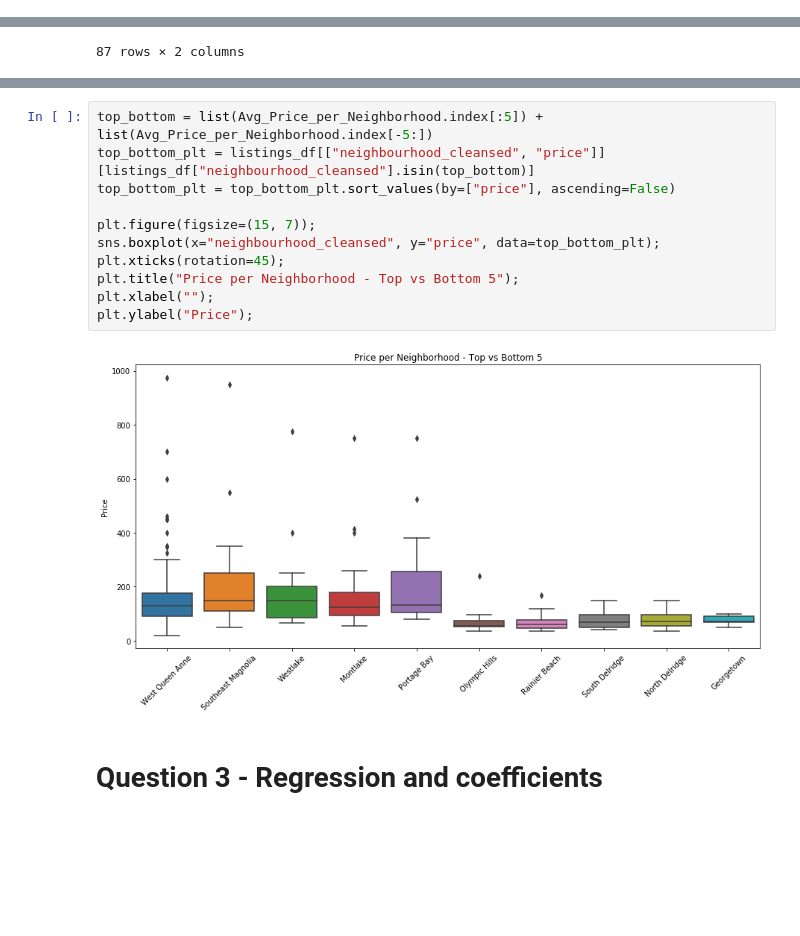
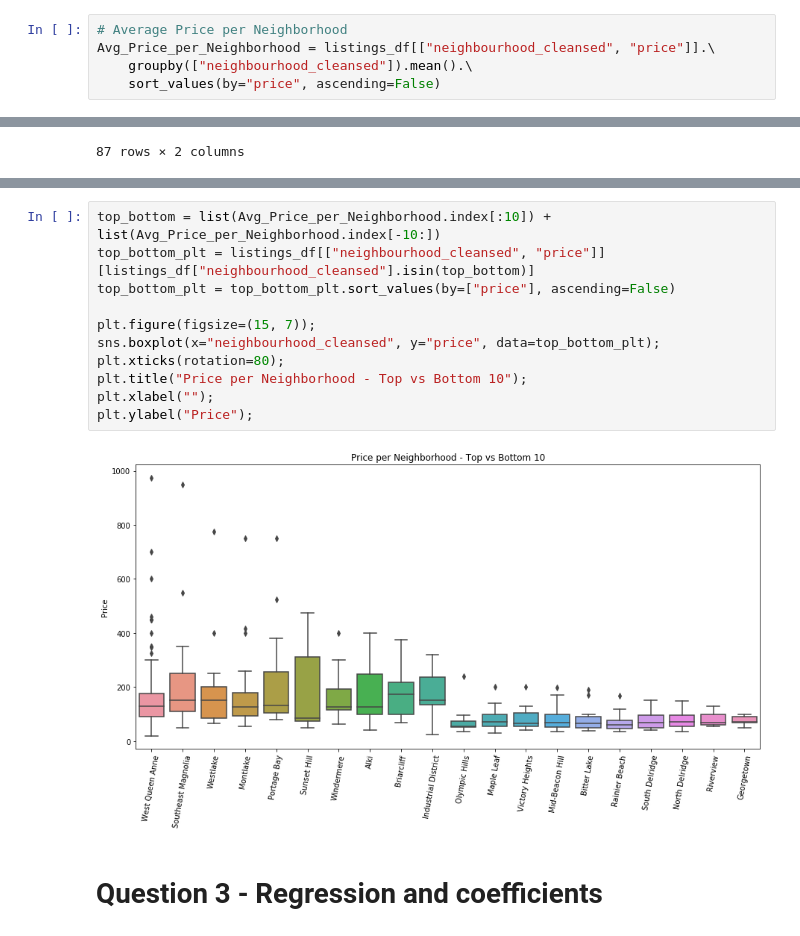
Before and after one commit to bkontonis/Analysing-Seattle-Airbnb-Open-Data, a Jupyter notebook: Seattle Airbnb Data Analysis.ipynb, the cells around one changed output, grey strips where cells are left out. Saved outputs shown, nothing was run; the diff lists cells and outputs as text; blank space fills up the shorter version.

```diff
--- a/Seattle Airbnb Data Analysis.ipynb
+++ b/Seattle Airbnb Data Analysis.ipynb
@@ -245,0 +249,5 @@ plt.ylabel("Avg Price");
+# %%
+# Average Price per Neighborhood
+Avg_Price_per_Neighborhood = listings_df[["neighbourhood_cleansed", "price"]].\
+    groupby(["neighbourhood_cleansed"]).mean().\
+    sort_values(by="price", ascending=False)
@@ -291,18 +304,18 @@ pd.concat([Avg_Price_per_Neighborhood[:10], Avg_Price_per_Neighborhood[-10:]], a
 | Olympic Hills | 71.687500 | -0.439837 |
 | Rainier Beach | 68.555556 | -0.464310 |
 # %%
-top_bottom = list(Avg_Price_per_Neighborhood.index[:5]) + list(Avg_Price_per_Neighborhood.index[-5:])
+top_bottom = list(Avg_Price_per_Neighborhood.index[:10]) + list(Avg_Price_per_Neighborhood.index[-10:])
 top_bottom_plt = listings_df[["neighbourhood_cleansed", "price"]][listings_df["neighbourhood_cleansed"].isin(top_bottom)]
 top_bottom_plt = top_bottom_plt.sort_values(by=["price"], ascending=False)
 
 plt.figure(figsize=(15, 7));
 sns.boxplot(x="neighbourhood_cleansed", y="price", data=top_bottom_plt);
-plt.xticks(rotation=45);
-plt.title("Price per Neighborhood - Top vs Bottom 5");
+plt.xticks(rotation=80);
+plt.title("Price per Neighborhood - Top vs Bottom 10");
 plt.xlabel("");
 plt.ylabel("Price");
 # %% [output]
-[figure, old version]
+[figure, new version]
 # %% [markdown]
 # Question 3 - Regression and coefficients
 # %% [markdown]
```
Also changed, not shown: parts of 4 cells of this notebook.
